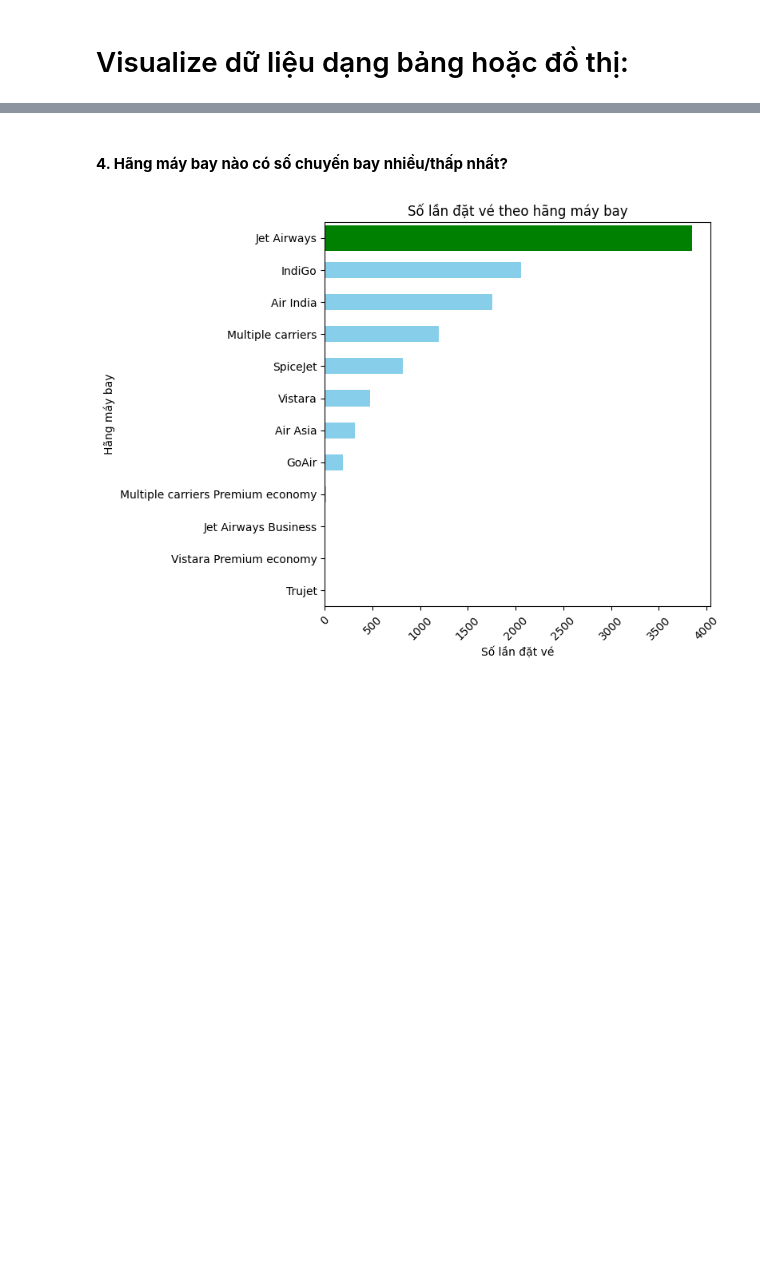
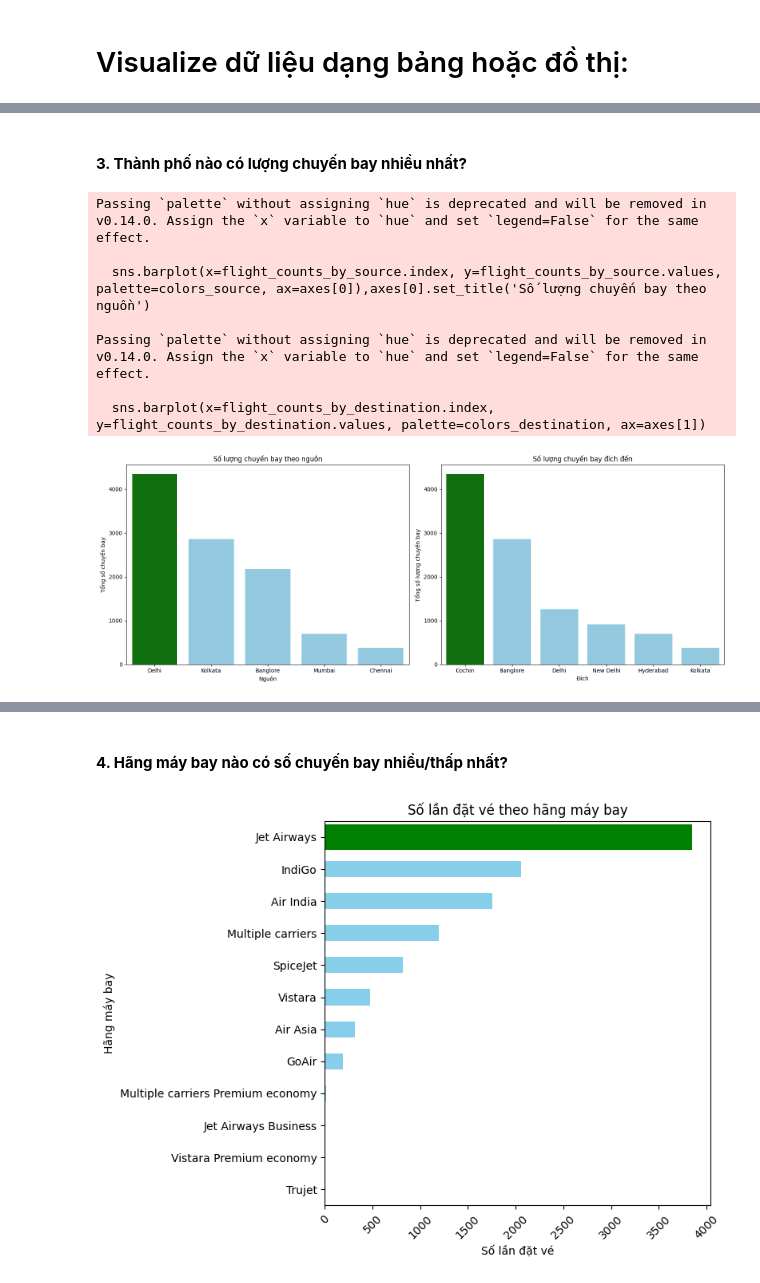
Before and after one commit to haingo22/PTDLUD-DA01, a Jupyter notebook: 20120281.ipynb, the cells around one changed output, grey strips where cells are left out. Cells and saved outputs as stored; diff of their text form; code cells hidden in the pictures; blank space fills up the shorter version.

```diff
--- a/20120281.ipynb
+++ b/20120281.ipynb
@@ -93,0 +237,36 @@ Nhìn chung, với sự lệch phải và mean lớn hơn median, có thể kế
+# %% [markdown]
+#### **3. Thành phố nào có lượng chuyến bay nhiều nhất?**
+# %%
+flight_counts_by_source = df_cleaned['Source'].value_counts()
+flight_counts_by_destination = df_cleaned['Destination'].value_counts()
+
+common_palette = 'viridis'
+
+#Vẽ cả hai biểu đồ
+fig, axes = plt.subplots(nrows=1, ncols=2, figsize=(16, 6))
+
+# Biểu đồ cột theo chuyến bay khỏi hành
+colors_source = ['green' if x == flight_counts_by_source.index[0] else 'skyblue' for x in flight_counts_by_source.index]
+sns.barplot(x=flight_counts_by_source.index, y=flight_counts_by_source.values, palette=colors_source, ax=axes[0]),axes[0].set_title('Số lượng chuyến bay theo nguồn')
+axes[0].set_xlabel('Nguồn')
+axes[0].set_ylabel('Tổng số chuyến bay')
+
+# Biểu đồ cột theo chuyến bay điểm đến
+colors_destination = ['green' if x == flight_counts_by_destination.index[0] else 'skyblue' for x in flight_counts_by_destination.index]
+sns.barplot(x=flight_counts_by_destination.index, y=flight_counts_by_destination.values, palette=colors_destination, ax=axes[1])
+axes[1].set_title('Số lượng chuyến bay đích đến')
+axes[1].set_xlabel('Đích')
+axes[1].set_ylabel('Tổng số lượng chuyến bay ')
+
+# Adjust layout for better visualization
+plt.tight_layout()
+plt.show()
+# %% [output]
+Passing `palette` without assigning `hue` is deprecated and will be removed in v0.14.0. Assign the `x` variable to `hue` and set `legend=False` for the same effect.
+
+  sns.barplot(x=flight_counts_by_source.index, y=flight_counts_by_source.values, palette=colors_source, ax=axes[0]),axes[0].set_title('Số lượng chuyến bay theo nguồn')
+
+Passing `palette` without assigning `hue` is deprecated and will be removed in v0.14.0. Assign the `x` variable to `hue` and set `legend=False` for the same effect.
+
+  sns.barplot(x=flight_counts_by_destination.index, y=flight_counts_by_destination.values, palette=colors_destination, ax=axes[1])
+[figure, added]
```
Also changed, not shown: parts of 22 cells of this notebook, 1 other file.
